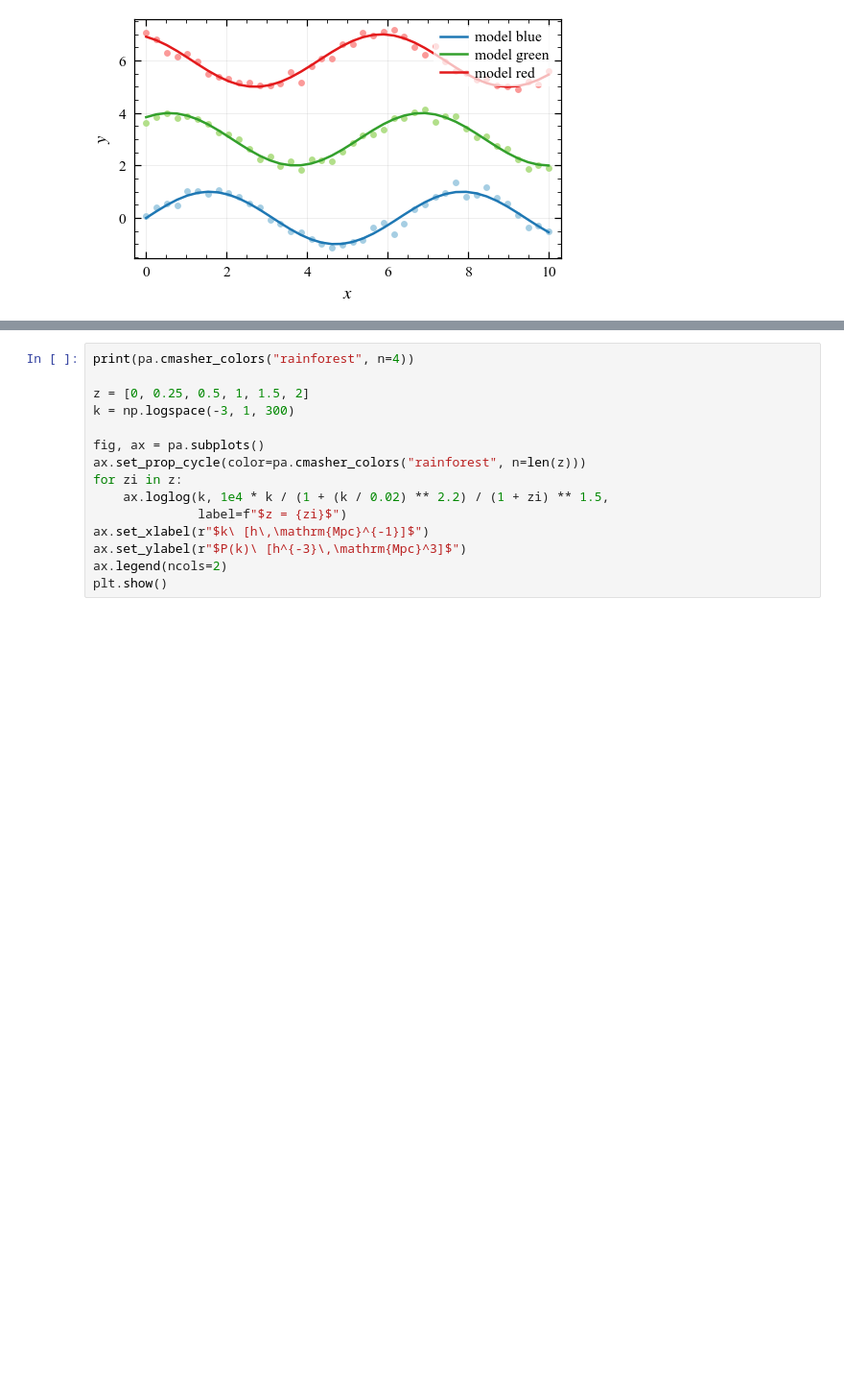
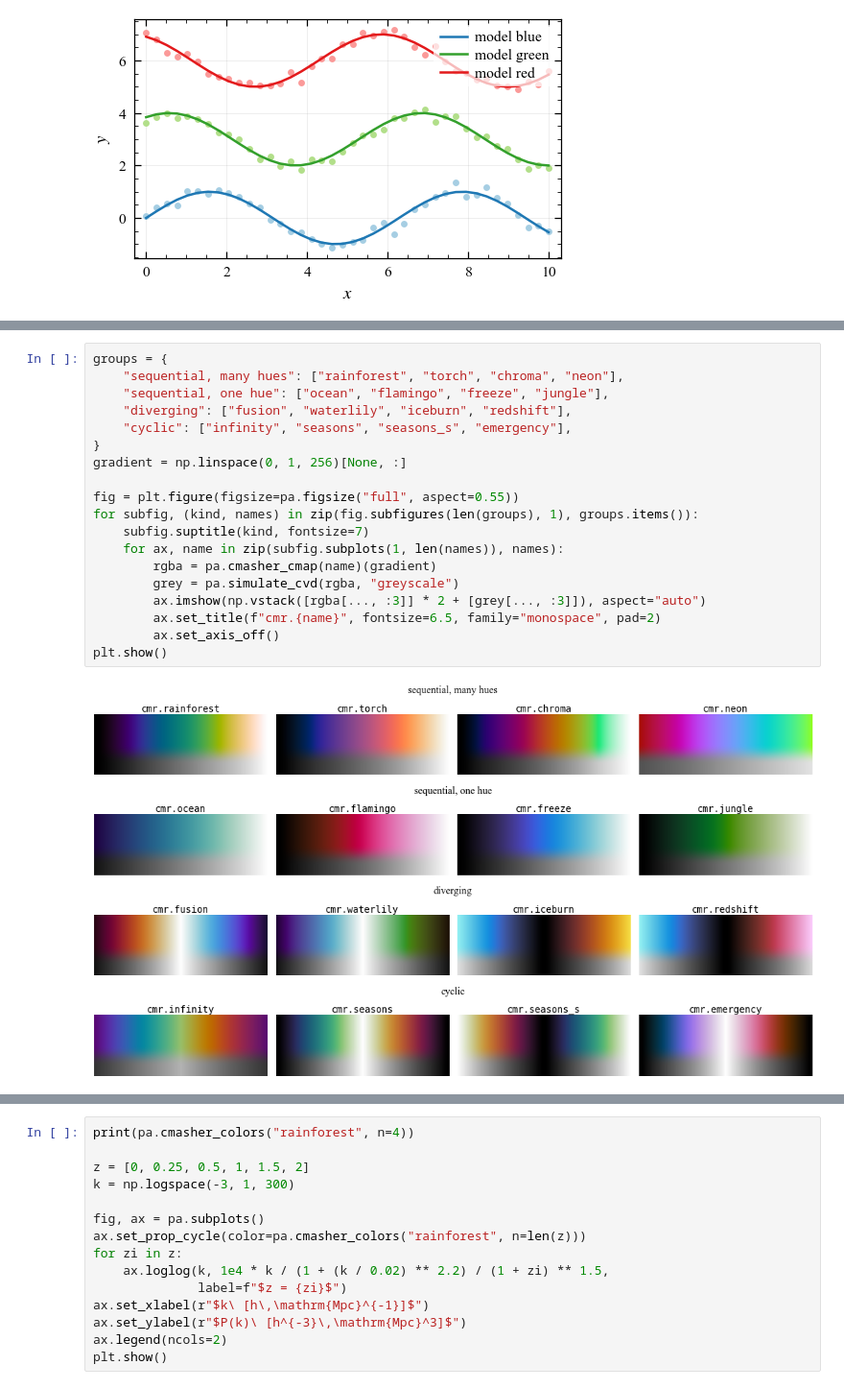
Before and after one commit to BehnoodBandi/plotastro, a Jupyter notebook: examples/tutorial.ipynb, the cells around one changed output, grey strips where cells are left out. Shown at 96% size. Cells and saved outputs as stored; diff of their text form; blank space fills up the shorter version.

```diff
--- a/examples/tutorial.ipynb
+++ b/examples/tutorial.ipynb
@@ -241,0 +260,21 @@ colours as you have lines makes them span the whole map:
+# %%
+groups = {
+    "sequential, many hues": ["rainforest", "torch", "chroma", "neon"],
+    "sequential, one hue": ["ocean", "flamingo", "freeze", "jungle"],
+    "diverging": ["fusion", "waterlily", "iceburn", "redshift"],
+    "cyclic": ["infinity", "seasons", "seasons_s", "emergency"],
+}
+gradient = np.linspace(0, 1, 256)[None, :]
+
+fig = plt.figure(figsize=pa.figsize("full", aspect=0.55))
+for subfig, (kind, names) in zip(fig.subfigures(len(groups), 1), groups.items()):
+    subfig.suptitle(kind, fontsize=7)
+    for ax, name in zip(subfig.subplots(1, len(names)), names):
+        rgba = pa.cmasher_cmap(name)(gradient)
+        grey = pa.simulate_cvd(rgba, "greyscale")
+        ax.imshow(np.vstack([rgba[..., :3]] * 2 + [grey[..., :3]]), aspect="auto")
+        ax.set_title(f"cmr.{name}", fontsize=6.5, family="monospace", pad=2)
+        ax.set_axis_off()
+plt.show()
+# %% [output]
+[figure, added]
```
Also changed, not shown: parts of 15 cells of this notebook, 6 other files.
